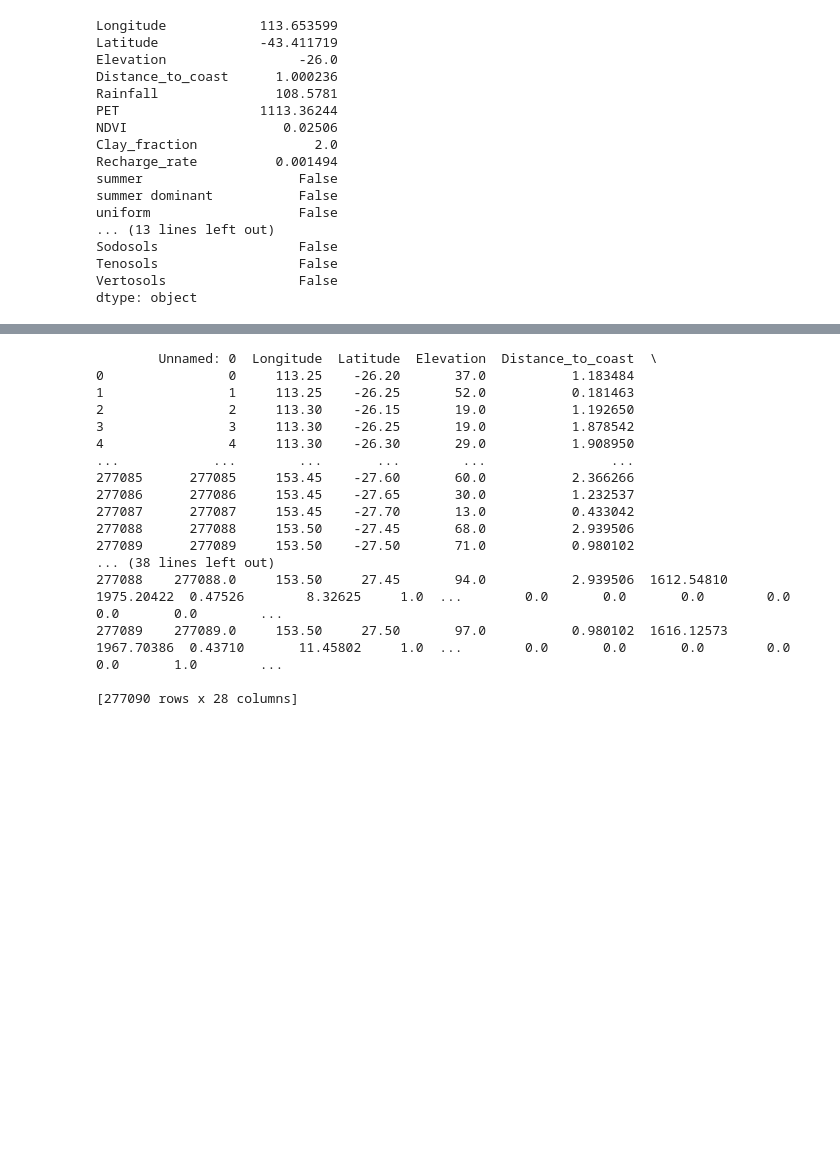
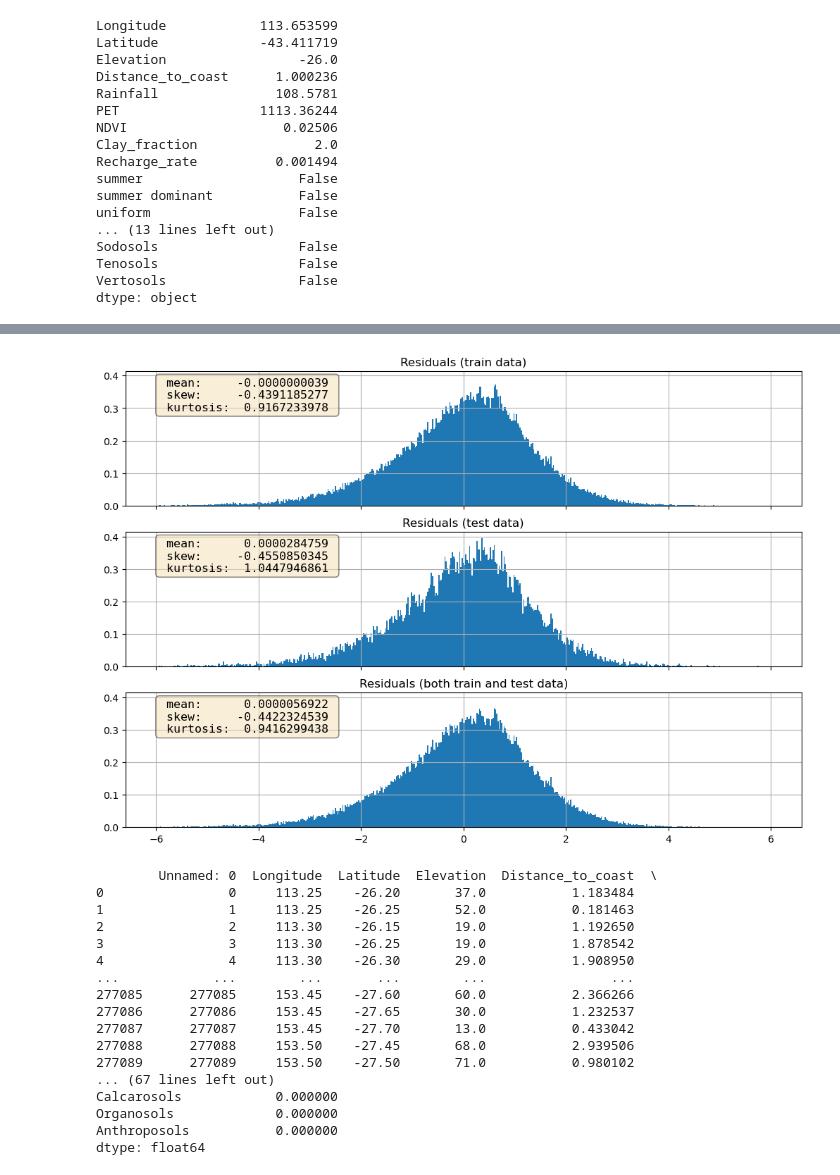
Before and after one commit to Matei-Stoica-Uni/Capstone-Case-Study---Australia, a Jupyter notebook: AUS_gw_recharge_capstonecasestudy.ipynb, the cells around one changed output, grey strips where cells are left out. Saved outputs shown, nothing was run; the diff lists cells and outputs as text; code cells hidden in the pictures; blank space fills up the shorter version.

```diff
--- a/AUS_gw_recharge_capstonecasestudy.ipynb
+++ b/AUS_gw_recharge_capstonecasestudy.ipynb
@@ -580,3 +633,27 @@ strong multicollinearity or other numerical problems.
+# %%
+bins_linspace = np.linspace(-6,6,500)
+fig, axes = plt.subplots(nrows=3, ncols=1, constrained_layout=True, sharey=True,sharex=True, figsize=(10,7))
+# fig.tight_layout()
+resid_train = pd.DataFrame(results.resid,columns=['Residuals (train data)'])
+resid_test = y_test.sub(y_test_pred, axis='index').rename(columns={'Recharge_rate':'Residuals (test data)'})
+resid_both = pd.DataFrame(pd.concat([results.resid,y_test.sub(y_test_pred, axis='index')['Recharge_rate']], join='outer', verify_integrity=True),columns=['Residuals (both train and test data)'])
+
+resid_train.hist(bins=bins_linspace, density=True, ax = axes[0])
+resid_test.hist(bins=bins_linspace, density=True, ax = axes[1])
+resid_both.hist(bins=bins_linspace, density=True, ax = axes[2])
+
+def space_addition(value):
+    if value>0:
+        return ' '
+    else:
+        return ''
+for ax, resid in zip(axes,[resid_train, resid_test, resid_both]):
+    textstr = f' mean:     {space_addition(resid.mean().iloc[0])}{resid.mean().iloc[0]:.10f} \n skew:     {space_addition(resid.skew().iloc[0])}{resid.skew().iloc[0]:.10f} \n kurtosis: {space_addition(resid.kurtosis().iloc[0])}{resid.kurtosis().iloc[0]:.10f}'
+    ax.text(0.05, 0.95, textstr, transform=ax.transAxes, fontsize=12, verticalalignment='top',family = 'DejaVu Sans Mono', bbox = dict(boxstyle='round', facecolor='wheat', alpha=0.5))
+# y_test.sub(y_test_pred, axis='index')
+# y_test.sub(y_test_pred, axis='index')['Recharge_rate']
+# %% [output]
+[figure, added]
 # %%
 data_pred_pre_processing = griddata
 print(data_pred_pre_processing)
@@ -612,10 +689,12 @@ data_pred_pre_processing = data_pred_pre_processing.astype(float)
 
 data_pred_pre_processing['Latitude'] = data_pred_pre_processing['Latitude'].apply(lambda a: abs(a)) # taking abs of latitude so it isnt negative for the log
 data_pred_pre_processing['Elevation'] = data_pred_pre_processing['Elevation']+26 # adding 26 so that the elevation isnt negative for the log
+data_pred_pre_processing['NDVI'] = np.clip(data_pred_pre_processing['NDVI'], a_min=0, a_max=None) # removes negative NDVI which refers to non vegatative locations
 
 pd.set_option('display.expand_frame_repr', False)
 print(data_pred_pre_processing)
 pd.set_option('display.expand_frame_repr', True)
+print(data_pred_pre_processing.min())
 # %% [output]
         Unnamed: 0  Longitude  Latitude  Elevation  Distance_to_coast  \
 0                0     113.25    -26.20       37.0           1.183484
@@ -629,11 +708,11 @@ pd.set_option('display.expand_frame_repr', True)
 277087      277087     153.45    -27.70       13.0           0.433042
 277088      277088     153.50    -27.45       68.0           2.939506
 277089      277089     153.50    -27.50       71.0           0.980102
-... (38 lines left out)
-277088    277088.0     153.50     27.45       94.0           2.939506  1612.54810  1975.20422  0.47526        8.32625     1.0  ...        0.0       0.0       0.0        0.0        0.0       0.0        ...
-277089    277089.0     153.50     27.50       97.0           0.980102  1616.12573  1967.70386  0.43710       11.45802     1.0  ...        0.0       0.0       0.0        0.0        0.0       1.0        ...
-
-[277090 rows x 28 columns]
+... (67 lines left out)
+Calcarosols            0.000000
+Organosols             0.000000
+Anthroposols           0.000000
+dtype: float64
 # %%
 data_pred_to_use = pd.DataFrame()
 for predictor in columns_to_use_unchanged:
```
Also changed, not shown: parts of 9 cells of this notebook.
